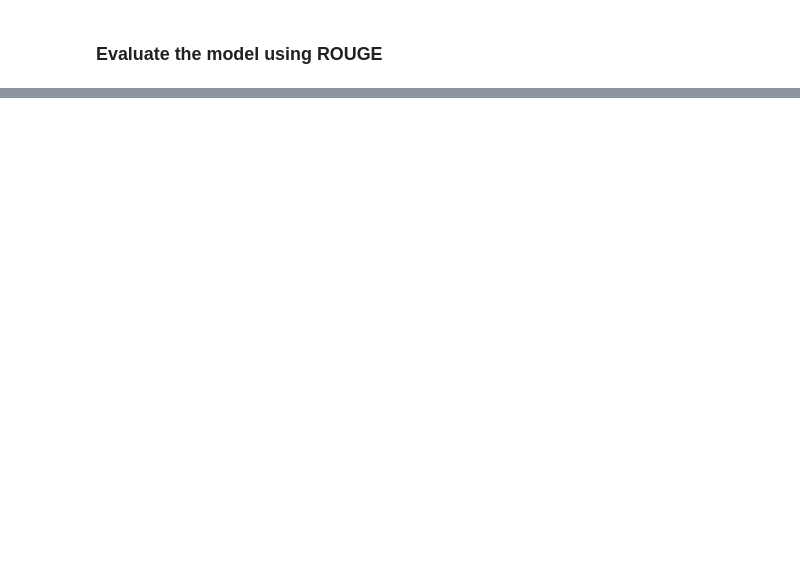
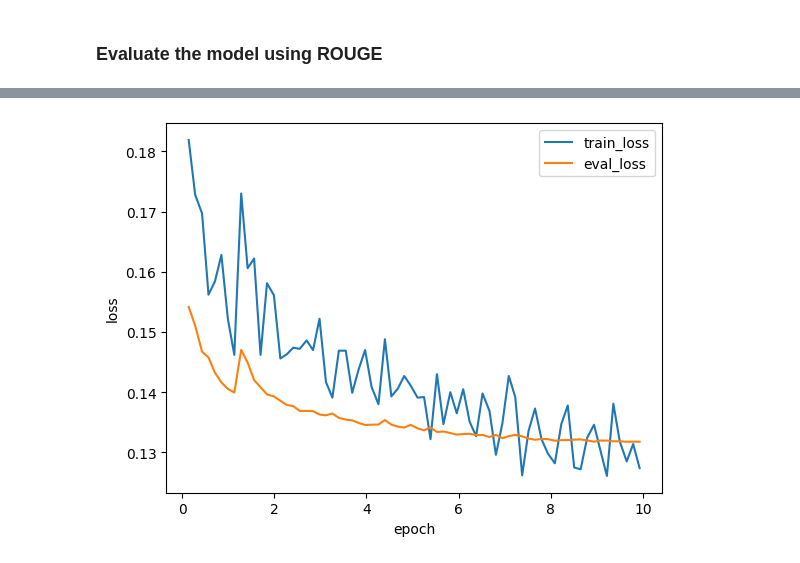
Before and after one commit to mattgomer/ML_experimentation, a Jupyter notebook: NLP/StarTrekScripts_by_line.ipynb, the cells around one changed output, grey strips where cells are left out. Drawn from its saved outputs; the diff is of its cells as text; code cells hidden in the pictures; blank space fills up the shorter version.

```diff
--- a/NLP/StarTrekScripts_by_line.ipynb
+++ b/NLP/StarTrekScripts_by_line.ipynb
@@ -419,0 +505,24 @@ Error:
+# %%
+# load and plot the loss
+with open('logs_rank32.json', 'r', encoding='utf-8') as f:
+    log_list = json.load(f)
+print(log_list[0:5])
+epoch=[]
+loss=[]
+eval_loss=[]
+for log in log_list:
+    if 'loss' in log:
+        loss.append(log['loss'])
+        epoch.append(log['epoch'])
+    if 'eval_loss' in log:
+        eval_loss.append(log['eval_loss'])
+
+import matplotlib
+import matplotlib.pyplot as plt
+plt.plot(epoch,loss)
+plt.plot(epoch,eval_loss)
+plt.legend(['train_loss','eval_loss'])
+plt.xlabel('epoch')
+plt.ylabel('loss')
+plt.show()
+# %% [output]
@@ -420,2 +530,3 @@ Error:
+[figure, added]
 # %%
 # Generate the outputs of the test dataset using the original FLAN-T5 model
```
Also changed, not shown: parts of 26 cells of this notebook, 10 other files.
